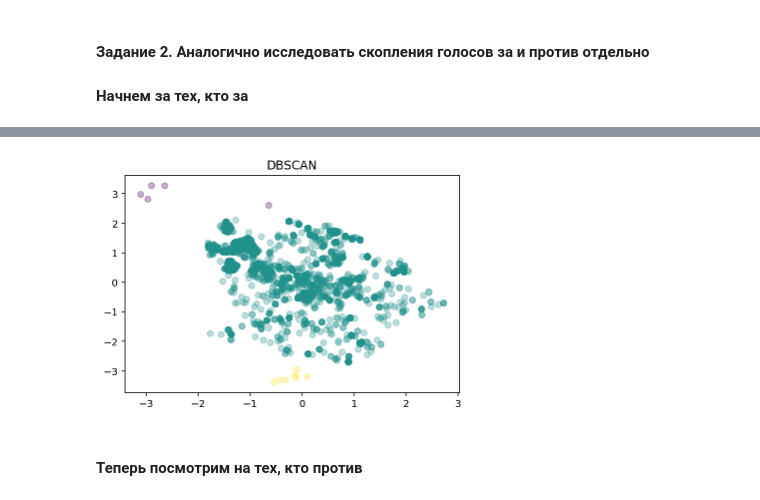
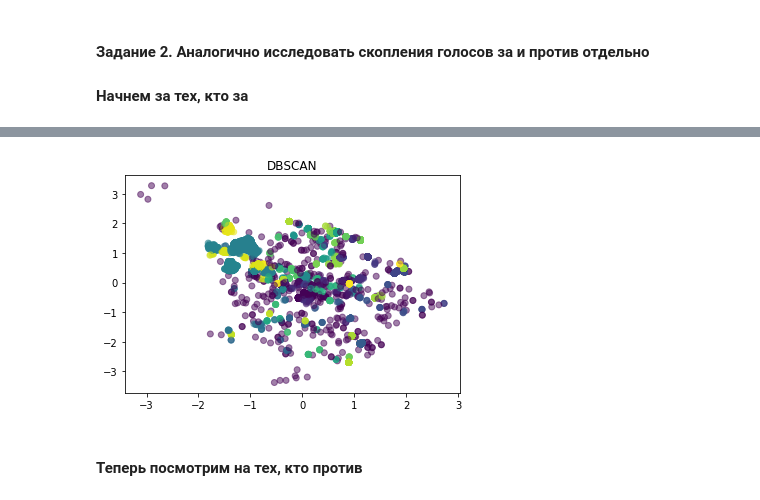
Before and after one commit to AlexNepochatykh/netology-ds, a Jupyter notebook: machine_learning/3. Clustering/Homework/homework clustering.ipynb, the cells around one changed output, grey strips where cells are left out. Cells and saved outputs as stored; diff of their text form; code cells hidden in the pictures.

```diff
--- a/machine_learning/3. Clustering/Homework/homework clustering.ipynb
+++ b/machine_learning/3. Clustering/Homework/homework clustering.ipynb
@@ -148,7 +153,7 @@ plot_cluster(KMeans(n_optimal_clusters), X)
-# %%
-plot_cluster(DBSCAN(), X)
-# %% [output]
-[figure, removed]
+# %%
+plot_cluster(DBSCAN(eps=0.05, min_samples=3), X, alpha=0.5)
+# %% [output]
+[figure, added]
 # %% [markdown]
 #### Теперь посмотрим на тех, кто против
 # %%
```
Also changed, not shown: parts of 28 cells of this notebook.
